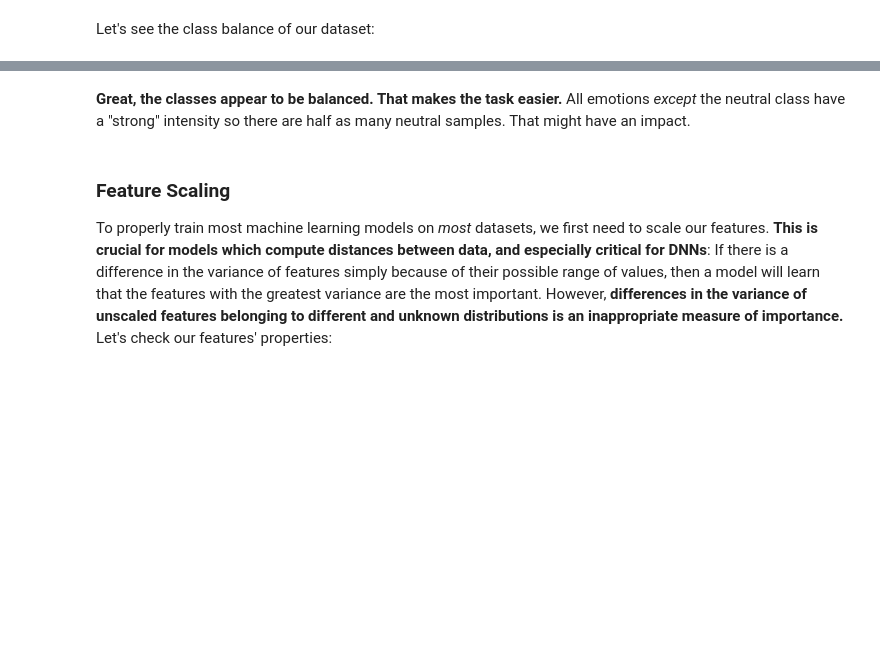
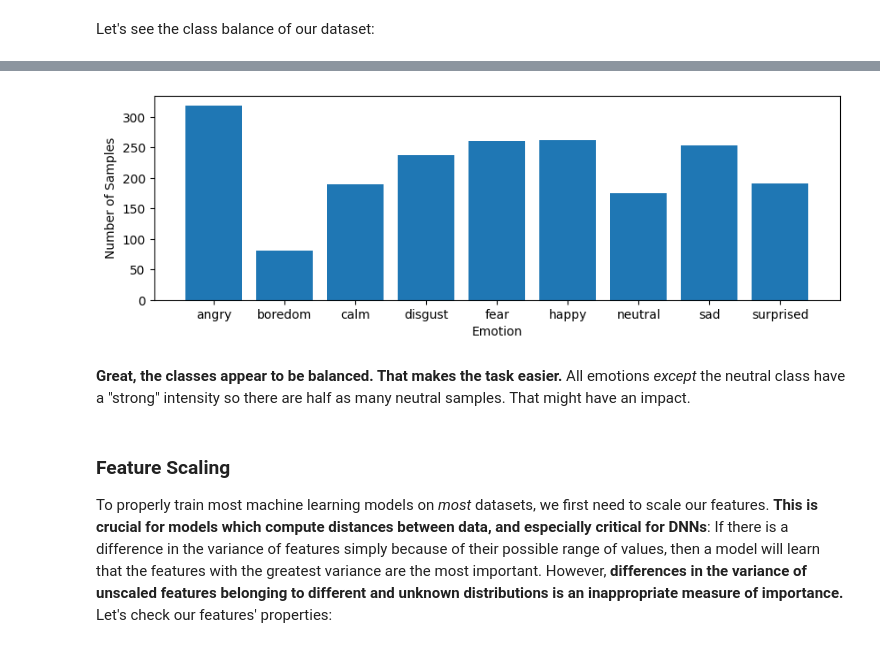
Before and after one commit to goose2711/Week4-Neural_Network, a Jupyter notebook: Week4__Neural_Networks.ipynb, the cells around one changed output, grey strips where cells are left out. Saved outputs shown, nothing was run; the diff lists cells and outputs as text; code cells hidden in the pictures; blank space fills up the shorter version.

```diff
--- a/Week4__Neural_Networks.ipynb
+++ b/Week4__Neural_Networks.ipynb
@@ -271,3 +292,16 @@ plt.show()
+# %%
+# plotting emotions for Merged dataset
+plt.figure(figsize=(34,3))
+plt.subplot(1,3,1)
+emotion_list, count = np.unique(emotionsMerged, return_counts=True)
+plt.bar(x=emotion_list, height=count)
+plt.xticks(ticks=range(len(emotion_list)), labels = [emotion for emotion in emotion_list],fontsize=2)
+plt.xlabel('Emotion')
+plt.tick_params(labelsize=10)
+plt.ylabel('Number of Samples')
+plt.show()
+# %% [output]
+[figure, added]
 # %% [markdown]
 **Great, the classes appear to be balanced. That makes the task easier.** All emotions _except_ the neutral class have a "strong" intensity so there are half as many neutral samples. That might have an impact.
 # %% [markdown]
```
Also changed, not shown: parts of 13 cells of this notebook.
